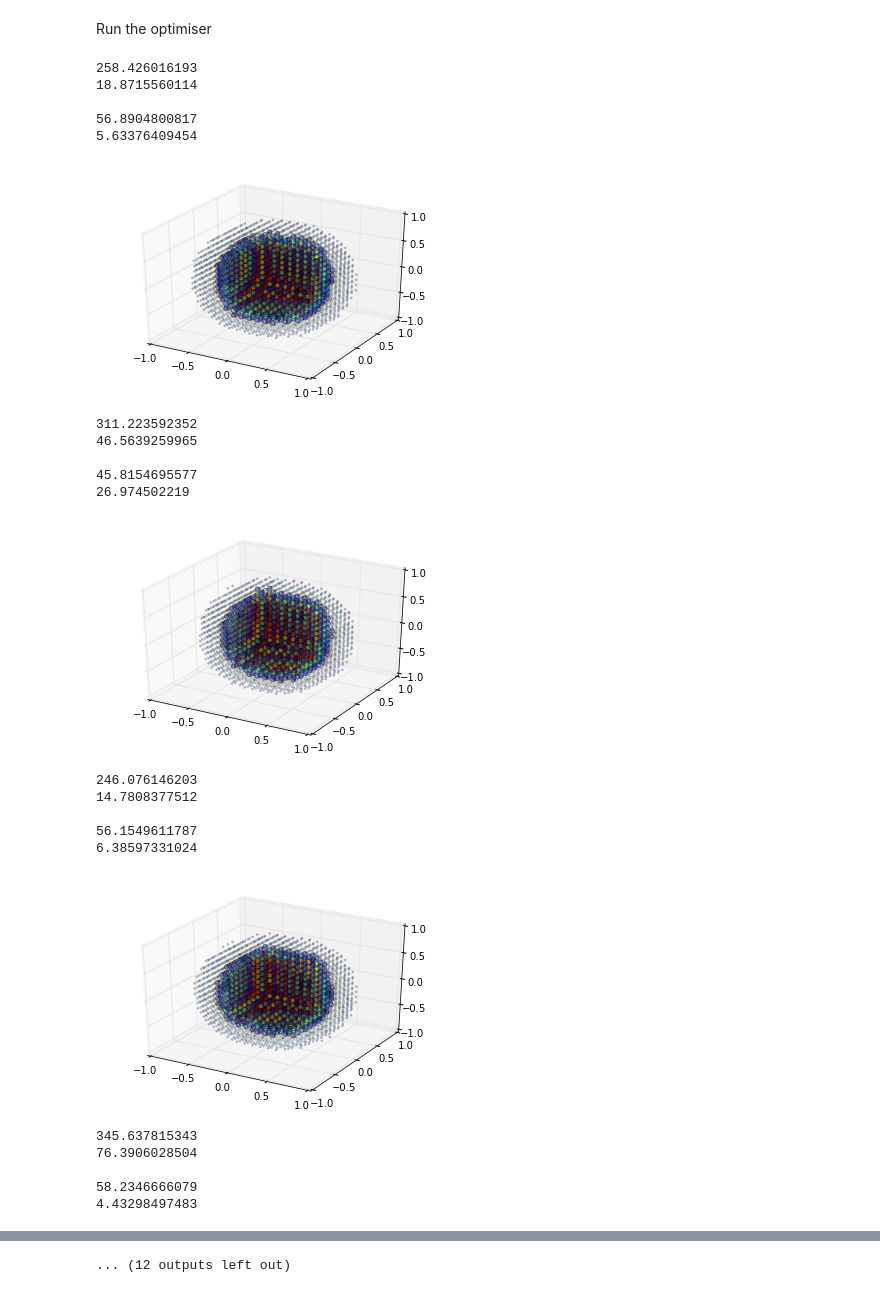
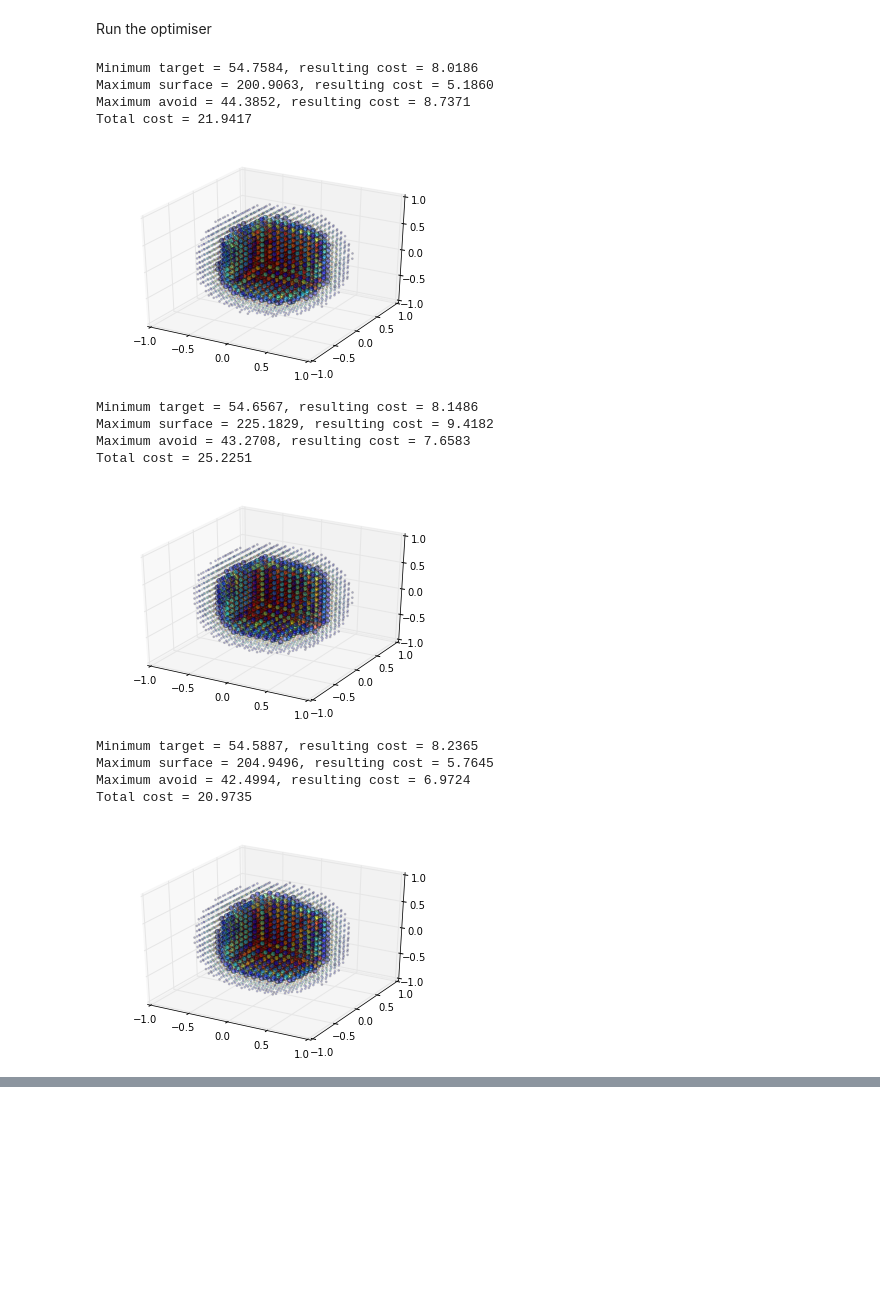
Before and after one commit to SimonBiggs/poc-brachyoptimisation, a Jupyter notebook: Proof of concept.ipynb, the cells around one changed output, grey strips where cells are left out. Drawn from its saved outputs; the diff is of its cells as text; code cells hidden in the pictures; blank space fills up the shorter version.

Commit message:
added avoidance

```diff
--- a/Proof of concept.ipynb
+++ b/Proof of concept.ipynb
@@ -333,0 +359,9 @@ plt.ylim([0, 100])
+# %%
+def hot_avoid_cost_function(max_avoid):
+    return ((max_avoid-10)/20)**4
+
+testx = np.linspace(0, 120)
+testy = hot_avoid_cost_function(testx)
+plt.plot(testx, testy)
+
+plt.ylim([0, 20])
@@ -334,26 +371,29 @@ plt.ylim([0, 100])
 # %%
-min_target_goal = 50
-max_avoid_goal = 10
-max_target_surface_goal = 100
-
 def cost_function(dwell_times, debug=False):
     dwell_times = np.reshape(dwell_times, (1, num_relevant_dwells))
     exposure = calculate_exposure(dwell_times)
 
     min_target = np.min(exposure[target_cube])
+    max_avoid = np.max(exposure[avoid_cube])
     max_target_surface = np.max(exposure[target_cube][target_surface])
 
     cold_target_cost = cold_target_cost_function(min_target)
     hot_surface_cost = hot_surface_cost_function(max_target_surface)
+    hot_avoid_cost = hot_avoid_cost_function(max_avoid)
+
+    total_cost = hot_surface_cost + cold_target_cost + hot_avoid_cost
 
     if debug:
-        print(max_target_surface)
-        print(hot_surface_cost)
-        print()
-        print(min_target)
-        print(cold_target_cost)
+        print("Minimum target = %0.4f, resulting cost = %0.4f" %
+              (min_target, cold_target_cost))
+        print("Maximum surface = %0.4f, resulting cost = %0.4f" %
+              (max_target_surface, hot_surface_cost))
+        print("Maximum avoid = %0.4f, resulting cost = %0.4f" %
+              (max_avoid, hot_avoid_cost))
+        print("Total cost = %0.4f" % (total_cost))
 
-    return hot_surface_cost + cold_target_cost
+
+    return total_cost
 # %% [markdown]
 Create initial conditions
 # %%
@@ -363,9 +403,9 @@ num_relevant_dwells
 # %%
-initial_conditions = np.ones(num_relevant_dwells)*0.01
+initial_conditions = np.ones(num_relevant_dwells)*0.05
 # %% [markdown]
 Step noise
 # %%
-step_noise = np.ones(num_relevant_dwells) * 0.1
+step_noise = np.ones(num_relevant_dwells) * 0.3
 # %% [markdown]
 Bounds
 # %%
@@ -375,35 +415,27 @@ Run the optimiser
 # %%
 optimisation = BasinhoppingWrapper(
     to_minimise=cost_function,
     initial=initial_conditions,
     step_noise=step_noise,
-    basinhopping_confidence=2,
+    basinhopping_confidence=5,
     optimiser_confidence=0.0001,
     n=2,
     debug=display_results,
     bounds=bounds
 )
 # %% [output]
-258.426016193
-18.8715560114
-
-56.8904800817
-5.63376409454
+Minimum target = 54.7584, resulting cost = 8.0186
+Maximum surface = 200.9063, resulting cost = 5.1860
+Maximum avoid = 44.3852, resulting cost = 8.7371
+Total cost = 21.9417
-[figure, old version]
+[figure, new version]
-311.223592352
-46.5639259965
-
-45.8154695577
-26.974502219
+Minimum target = 54.6567, resulting cost = 8.1486
+Maximum surface = 225.1829, resulting cost = 9.4182
+Maximum avoid = 43.2708, resulting cost = 7.6583
+Total cost = 25.2251
-[figure, old version]
+[figure, new version]
-246.076146203
-14.7808377512
-
-56.1549611787
-6.38597331024
+Minimum target = 54.5887, resulting cost = 8.2365
+Maximum surface = 204.9496, resulting cost = 5.7645
+Maximum avoid = 42.4994, resulting cost = 6.9724
+Total cost = 20.9735
-[figure, old version]
+[figure, new version]
-345.637815343
-76.3906028504
-
-58.2346666079
-4.43298497483
@@ -423,4 +442,3 @@ optimisation = BasinhoppingWrapper(
-... (12 outputs left out)
 # %%
 display_results(optimisation.result)
 # %% [output]
```
Also changed, not shown: parts of 23 cells of this notebook.
